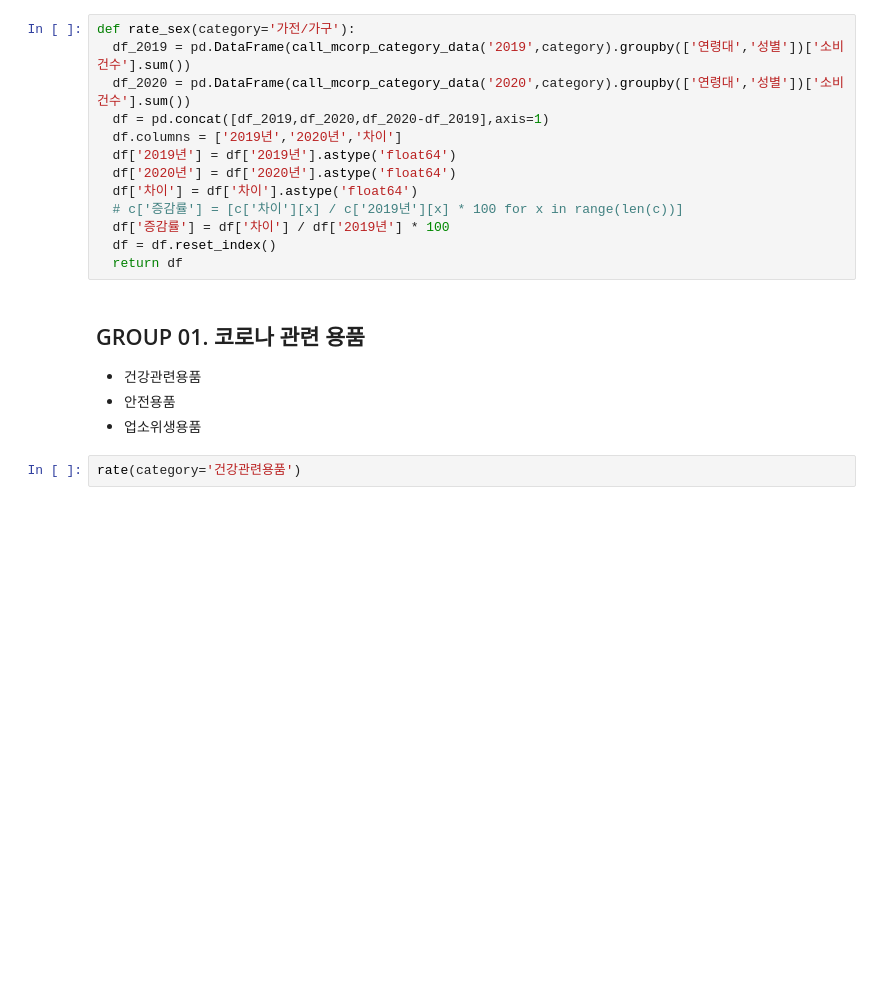
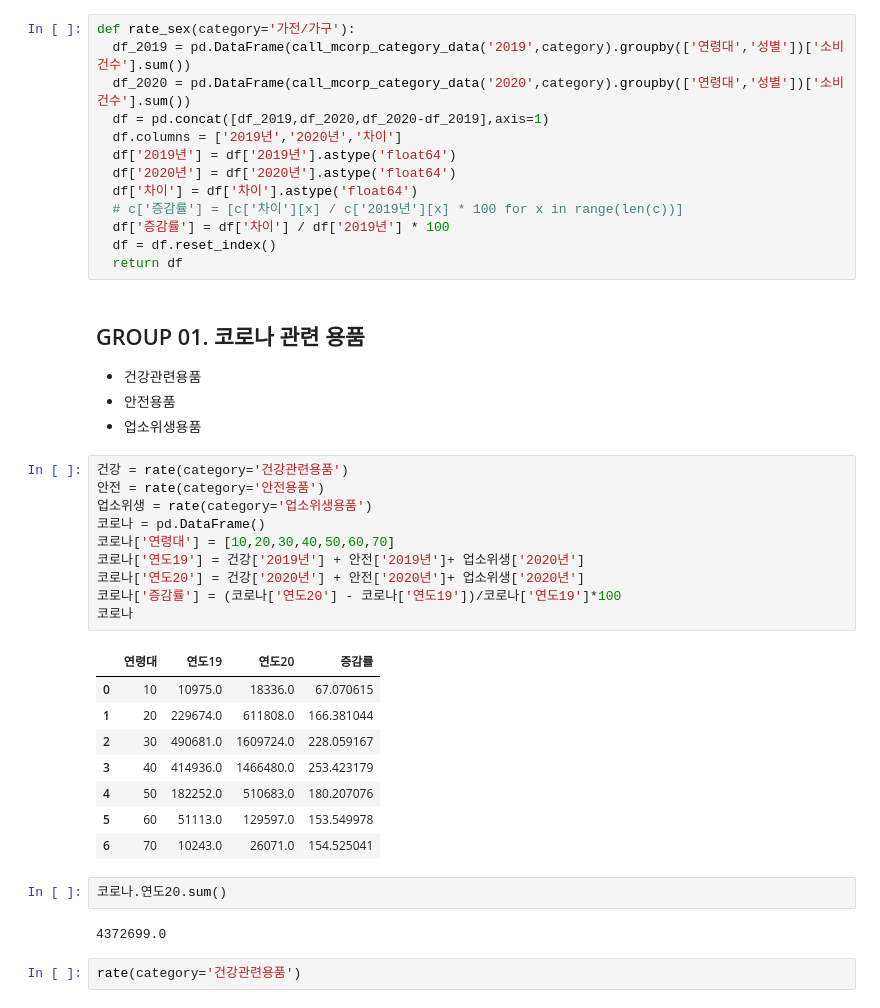
Before and after one commit to hanna-joo/PJT_Others, a Jupyter notebook: Consumption_Trends_2020/hn_인덱스_온라인.ipynb, the cells around one changed output. Drawn from its saved outputs; the diff is of its cells as text; blank space fills up the shorter version.

```diff
--- a/Consumption_Trends_2020/hn_인덱스_온라인.ipynb
+++ b/Consumption_Trends_2020/hn_인덱스_온라인.ipynb
@@ -96,6 +96,29 @@ def rate_sex(category='가전/가구'):
 - 건강관련용품
 - 안전용품
 - 업소위생용품
+# %%
+건강 = rate(category='건강관련용품')
+안전 = rate(category='안전용품')
+업소위생 = rate(category='업소위생용품')
+코로나 = pd.DataFrame()
+코로나['연령대'] = [10,20,30,40,50,60,70]
+코로나['연도19'] = 건강['2019년'] + 안전['2019년']+ 업소위생['2020년']
+코로나['연도20'] = 건강['2020년'] + 안전['2020년']+ 업소위생['2020년']
+코로나['증감률'] = (코로나['연도20'] - 코로나['연도19'])/코로나['연도19']*100
+코로나
+# %% [output]
+|  | 연령대 | 연도19 | 연도20 | 증감률 |
+| 0 | 10 | 10975.0 | 18336.0 | 67.070615 |
+| 1 | 20 | 229674.0 | 611808.0 | 166.381044 |
+| 2 | 30 | 490681.0 | 1609724.0 | 228.059167 |
+| 3 | 40 | 414936.0 | 1466480.0 | 253.423179 |
+| 4 | 50 | 182252.0 | 510683.0 | 180.207076 |
+| 5 | 60 | 51113.0 | 129597.0 | 153.549978 |
+| 6 | 70 | 10243.0 | 26071.0 | 154.525041 |
+# %%
+코로나.연도20.sum()
+# %% [output]
+4372699.0
 # %%
 rate(category='건강관련용품')
 # %% [output]
```
Also changed, not shown: parts of 25 cells of this notebook.
